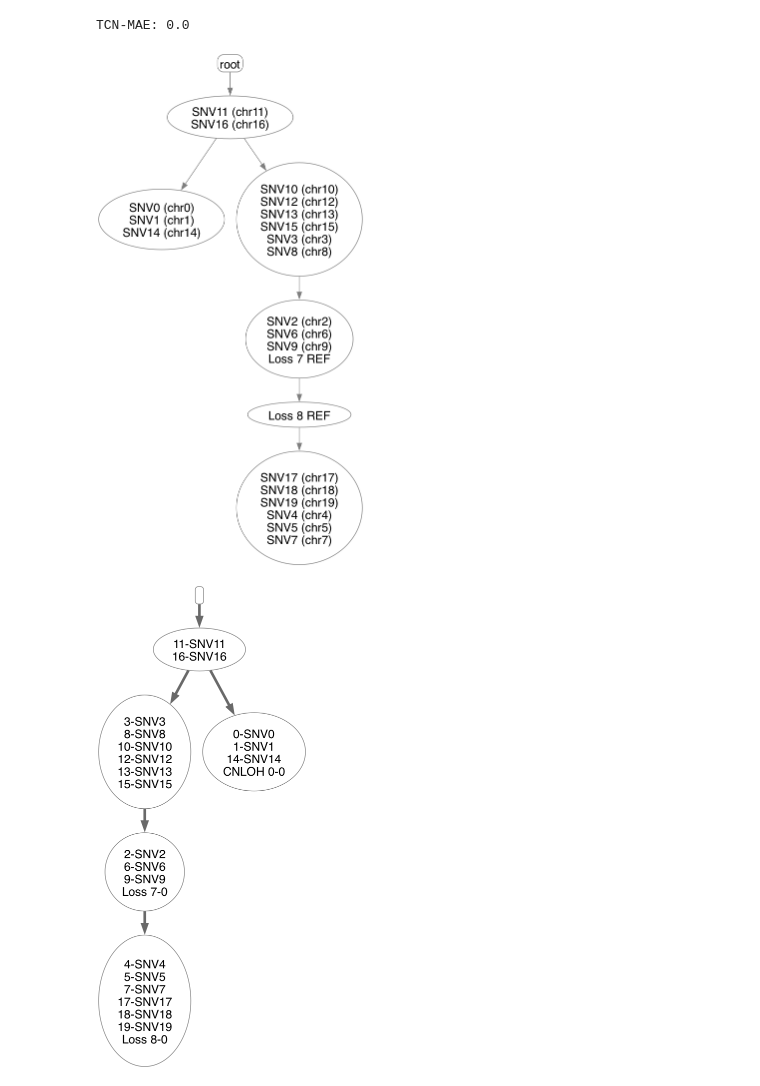
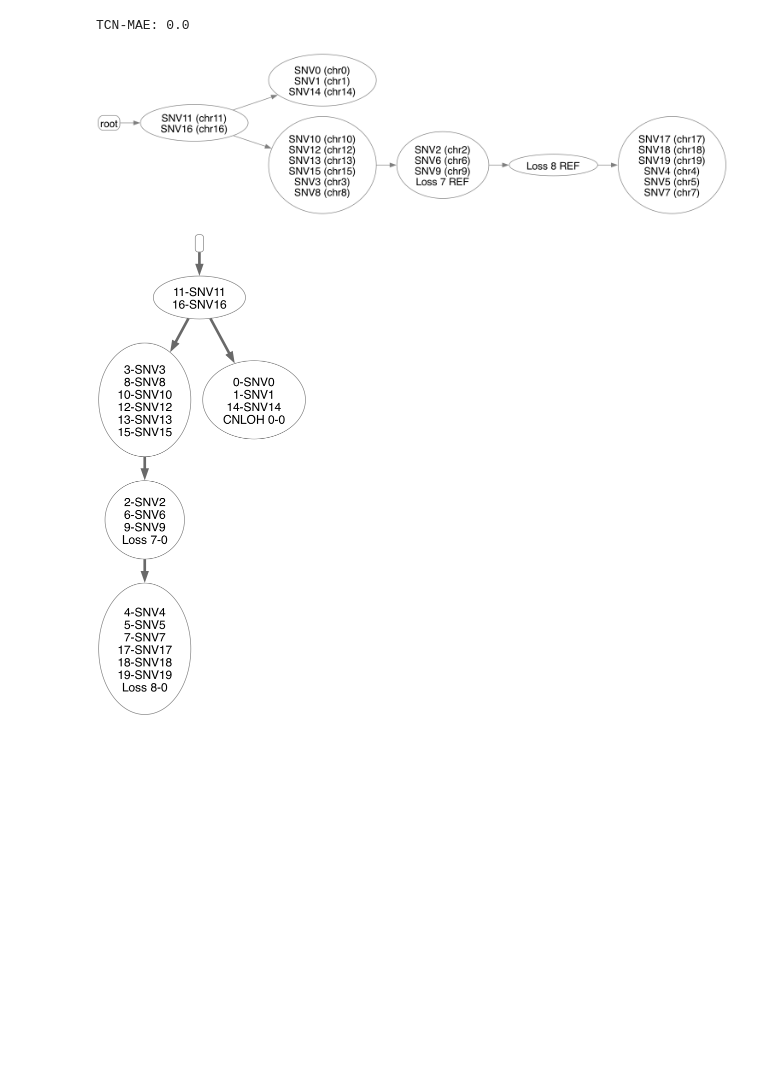
Before and after one commit to ethanumn/LoPhy, a Jupyter notebook: example/example.ipynb, the cells around one changed output. Drawn from its saved outputs; the diff is of its cells as text; code cells hidden in the pictures; blank space fills up the shorter version.

Commit message:
updating example notebook and adding overview image

```diff
--- a/example/example.ipynb
+++ b/example/example.ipynb
@@ -25,10 +25,10 @@ def load_tree(adata, name):
     return nx.node_link_graph(json.loads(adata.uns[name]), edges="links")
 # %%
 # output path
-output_path = os.path.join(os.getcwd(), "example", "outputs")
+output_path = os.path.join(os.getcwd(), "outputs")
 # %%
 # read in AnnData generated from simulator
-adata = anndata.read_h5ad(os.path.join(os.getcwd(), "example", "h5ad", "adata.h5ad"))
+adata = anndata.read_h5ad(os.path.join(os.getcwd(), "h5ad", "adata.h5ad"))
 # %%
 # obtain necessary data from adata
 cells = adata.obs.index
@@ -62,7 +62,7 @@ cells_true_mutant_cns = pd.DataFrame(adata.uns[op.ul.DATA.MUTANT_COPY_NUMBERS][a
 cells_true_total_cns = pd.DataFrame(adata.uns[op.ul.DATA.TOTAL_COPY_NUMBERS][:,adata.obs[op.ul.DATA.CLUSTER_ID]].T, index=cells)
 # %%
 # grab data from LoPhy solution
-T = solution[op.ul.DATA.CELL_TREE]
+T = solution[op.ul.DATA.MUTATION_TREE]
 sigma = np.array(T.graph["cell_assignments"], dtype=int)
 clone_mutant_cns = np.array(T.graph[op.ul.DATA.MUTANT_COPY_NUMBERS], dtype=int)
 clone_total_cns = np.array(T.graph[op.ul.DATA.TOTAL_COPY_NUMBERS], dtype=int)
@@ -78,9 +78,9 @@ print(f"TCN-MAE: {mae(cells_true_total_cns.values, cells_predicted_total_cns.val
 TCN-MAE: 0.0
 # %%
 # plot LoPhy's tree
-op.pl.show_tree(T)
+op.pl.show_tree(T, vertical=False)
 # %% [output]
-[figure, old version]
+[figure, new version]
 # %%
 # grab ground truth tree from AnnData
 T_true = load_tree(adata, op.ul.DATA.MUTATION_TREE)
```
Also changed, not shown: 1 other file.
